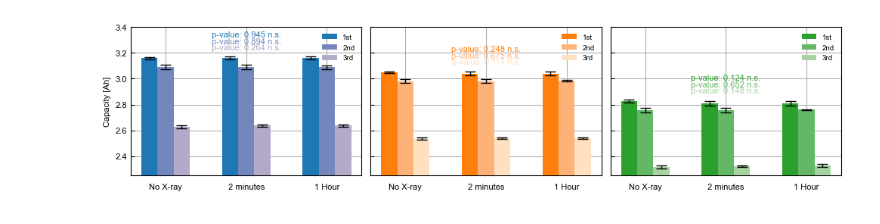
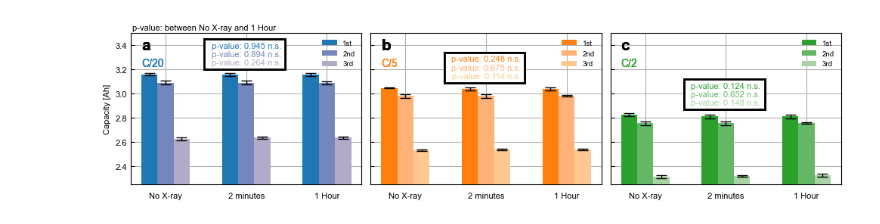
Before and after one commit to jinhongm-umich/X-ray-influence, a Jupyter notebook: Clean Fig2 Quant. comp. 1st&2nd&3rd RPT.ipynb, the cells around one changed output. Saved outputs shown, nothing was run; the diff lists cells and outputs as text; code cells hidden in the pictures.

```diff
--- a/Clean Fig2 Quant. comp. 1st&2nd&3rd RPT.ipynb
+++ b/Clean Fig2 Quant. comp. 1st&2nd&3rd RPT.ipynb
@@ -51,7 +52,7 @@ groups = ['No X-ray', '2 minutes', '1 Hour']
 # 색상 스킴
 colors_1st = ['#1f77b4', '#ff7f0e', '#2ca02c']
 colors_2nd = ['#7387bc', '#ffb278', '#63b765']
-colors_3rd = ['#b3a9c9', '#ffe1c0', '#a7d2a2']
+colors_3rd = ['#b3a9c9', '#ffc890', '#a7d2a2']
 
 # 서브플롯 생성하기
 fig, axes = plt.subplots(1, 3, figsize=(fig_width_3col_inches, fig_height), sharey=True)
@@ -68,6 +69,13 @@ for i, c_rate in enumerate(c_rates):
     indices = np.arange(len(groups))
 
     axes[i].grid()  # 그리드 설정
+
+    rect = patches.Rectangle((0.68, 3.2), 1, 0.25, linewidth=2, edgecolor='k', facecolor='white', zorder=2)
+    axes[0].add_patch(rect)
+    rect = patches.Rectangle((0.68, 3.09), 1, 0.25, linewidth=2, edgecolor='k', facecolor='white', zorder=2)
+    axes[1].add_patch(rect)
+    rect = patches.Rectangle((0.68, 2.87), 1, 0.25, linewidth=2, edgecolor='k', facecolor='white', zorder=2)
+    axes[2].add_patch(rect)
 
     bars_1st = axes[i].bar(indices, means_1st[groups], bar_width, yerr=errors_1st[groups], label='1st', color=colors_1st[i], capsize=5, zorder=3)
     bars_2nd = axes[i].bar(indices + bar_width, means_2nd[groups], bar_width, yerr=errors_2nd[groups], label='2nd', color=colors_2nd[i], capsize=5, zorder=3)
@@ -86,36 +94,45 @@ for i, c_rate in enumerate(c_rates):
     one_hour_3rd = subset[(subset['group'] == '1 Hour') & (subset['order'] == '3rd')]['capacity']
     p_value_3rd = ttest_ind(no_xray_3rd, one_hour_3rd).pvalue
 
     # p-value에 따라 * 추가하기
     def significance_marker(p):
         if p < 0.001:
             return '***'
         elif p < 0.01:
             return '**'
         elif p < 0.05:
             return '*'
         else:
             return 'n.s.'
 
     sig_1st = significance_marker(p_value_1st)
     sig_2nd = significance_marker(p_value_2nd)
     sig_3rd = significance_marker(p_value_3rd)
 
     # 그래프에 P-value 추가하기
-    axes[i].text(1 + bar_width, max(means_1st.max(), means_2nd.max(), means_3rd.max()) + 0.15, f'p-value: {p_value_1st:.3f} {sig_1st}', ha='center', va='bottom', color=colors_1st[i], zorder=5)
-    axes[i].text(1 + bar_width, max(means_1st.max(), means_2nd.max(), means_3rd.max()) + 0.10, f'p-value: {p_value_2nd:.3f} {sig_2nd}', ha='center', va='bottom', color=colors_2nd[i], zorder=5)
-    axes[i].text(1 + bar_width, max(means_1st.max(), means_2nd.max(), means_3rd.max()) + 0.05, f'p-value: {p_value_3rd:.3f} {sig_3rd}', ha='center', va='bottom', color=colors_3rd[i], zorder=5)
+    axes[i].text(1 + bar_width, max(means_1st.max(), means_2nd.max(), means_3rd.max()) + 0.205, f'p-value: {p_value_1st:.3f} {sig_1st}', ha='center', va='bottom', color=colors_1st[i], zorder=5)
+    axes[i].text(1 + bar_width, max(means_1st.max(), means_2nd.max(), means_3rd.max()) + 0.135, f'p-value: {p_value_2nd:.3f} {sig_2nd}', ha='center', va='bottom', color=colors_2nd[i], zorder=5)
+    axes[i].text(1 + bar_width, max(means_1st.max(), means_2nd.max(), means_3rd.max()) + 0.065, f'p-value: {p_value_3rd:.3f} {sig_3rd}', ha='center', va='bottom', color=colors_3rd[i], zorder=5)
 
     axes[i].set_xticks(indices + bar_width)
     axes[i].set_xticklabels(groups)
-    axes[i].set_ylim([2.25, 3.4])  # y축 범위 설정
+    axes[i].set_ylim([2.25, 3.5])  # y축 범위 설정
 
     axes[i].legend()
-    # axes[i].tick_params(axis='both', which='major', labelsize=15)
     if i == 0:
         axes[i].set_ylabel('Capacity [Ah]')
 
+# 그래프 왼쪽 상단에 설명 텍스트 추가
+    axes[0].text(-0.1, 3.4, 'a', fontsize=15, fontweight='bold', ha='left', va='center')
+    axes[1].text(-0.1, 3.4, 'b', fontsize=15, fontweight='bold', ha='left', va='center')
+    axes[2].text(-0.1, 3.4, 'c', fontsize=15, fontweight='bold', ha='left', va='center')
+
+    axes[0].text(-0.1, 3.25, 'C/20', color= '#1f77b4', fontsize=10, ha='left', va='center')
+    axes[1].text(-0.1, 3.25, 'C/5', color= '#ff7f0e', fontsize=10, ha='left', va='center')
+    axes[2].text(-0.1, 3.25, 'C/2', color= '#2ca02c', fontsize=10, ha='left', va='center')
+plt.figtext(0.05, 1.0, 'p-value: between No X-ray and 1 Hour', fontsize=8, ha='left', va='top')
+
 plt.tight_layout()
 plt.show()
 # %% [output]
-[figure, old version]
+[figure, new version]
```
Also changed, not shown: parts of 6 cells of this notebook, 27 other files.
